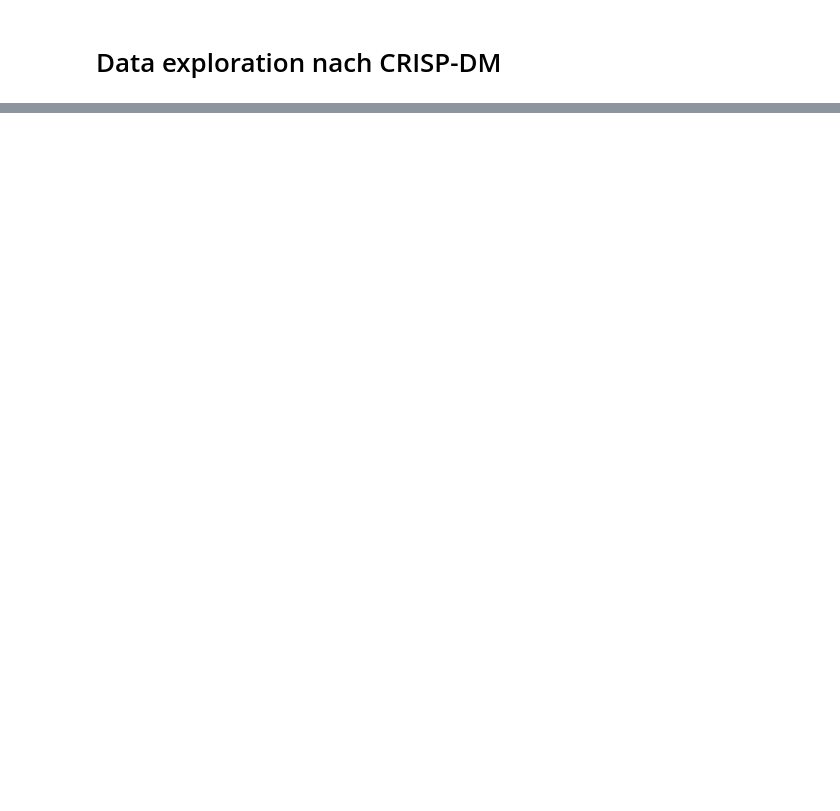
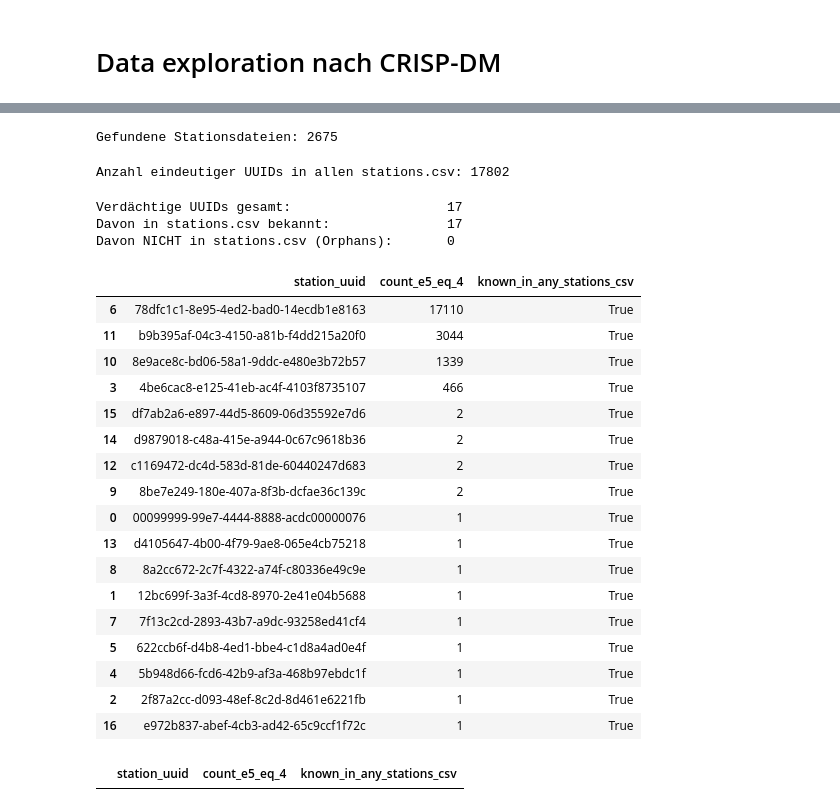
Before and after one commit to jawasch/SpritpreisAnalyse_HSAA_PredAnal, a Jupyter notebook: notebooks/data-exploration.ipynb, the cells around one changed output, grey strips where cells are left out. Saved outputs shown, nothing was run; the diff lists cells and outputs as text; code cells hidden in the pictures; blank space fills up the shorter version.

```diff
--- a/notebooks/data-exploration.ipynb
+++ b/notebooks/data-exploration.ipynb
@@ -98,0 +343,70 @@ dtype: object
+# %%
+# Liste aller stations UUIDs
+
+stations_path = Path("~/PredAna_Python/tankerkoenig-data-working/stations/").expanduser()
+station_files = list(stations_path.rglob("*.csv"))
+
+print(f"Gefundene Stationsdateien: {len(station_files)}")
+
+def read_station_uuids(filepath):
+    df = pd.read_csv(
+        filepath,
+        usecols=["uuid"],
+        dtype={"uuid": "string"}
+    )
+    return set(df["uuid"].dropna().unique())
+
+known_station_ids = set()
+
+with ThreadPoolExecutor(max_workers=8) as executor:
+    for uuid_set in tqdm(
+        executor.map(read_station_uuids, station_files),
+        total=len(station_files),
+        desc="Lese Stations-UUIDs"
+    ):
+        known_station_ids.update(uuid_set)
+
+print(f"Anzahl eindeutiger UUIDs in allen stations.csv: {len(known_station_ids)}")
+# %% [output]
+Gefundene Stationsdateien: 2675
+Anzahl eindeutiger UUIDs in allen stations.csv: 17802
+# %%
+# 3) Vergleich
+suspect_df["known_in_any_stations_csv"] = suspect_df["station_uuid"].isin(known_station_ids)
+
+# 4) Orphans isolieren
+orphan_df = suspect_df.loc[~suspect_df["known_in_any_stations_csv"]].copy()
+
+print(f"Verdächtige UUIDs gesamt:                    {len(suspect_df)}")
+print(f"Davon in stations.csv bekannt:               {suspect_df['known_in_any_stations_csv'].sum()}")
+print(f"Davon NICHT in stations.csv (Orphans):       {len(orphan_df)}")
+
+display(suspect_df)
+display(orphan_df)
+
+# 5) Export
+suspect_df.to_csv("e5_4_station_uuid_check.csv", index=False)
+orphan_df.to_csv("e5_4_station_uuid_orphans.csv", index=False)
+# %% [output]
+Verdächtige UUIDs gesamt:                    17
+Davon in stations.csv bekannt:               17
+Davon NICHT in stations.csv (Orphans):       0
+|  | station_uuid | count_e5_eq_4 | known_in_any_stations_csv |
+| 6 | 78dfc1c1-8e95-4ed2-bad0-14ecdb1e8163 | 17110 | True |
+| 11 | b9b395af-04c3-4150-a81b-f4dd215a20f0 | 3044 | True |
+| 10 | 8e9ace8c-bd06-58a1-9ddc-e480e3b72b57 | 1339 | True |
+| 3 | 4be6cac8-e125-41eb-ac4f-4103f8735107 | 466 | True |
+| 15 | df7ab2a6-e897-44d5-8609-06d35592e7d6 | 2 | True |
+| 14 | d9879018-c48a-415e-a944-0c67c9618b36 | 2 | True |
+| 12 | c1169472-dc4d-583d-81de-60440247d683 | 2 | True |
+| 9 | 8be7e249-180e-407a-8f3b-dcfae36c139c | 2 | True |
+| 0 | 00099999-99e7-4444-8888-acdc00000076 | 1 | True |
+| 13 | d4105647-4b00-4f79-9ae8-065e4cb75218 | 1 | True |
+| 8 | 8a2cc672-2c7f-4322-a74f-c80336e49c9e | 1 | True |
+| 1 | 12bc699f-3a3f-4cd8-8970-2e41e04b5688 | 1 | True |
+| 7 | 7f13c2cd-2893-43b7-a9dc-93258ed41cf4 | 1 | True |
+| 5 | 622ccb6f-d4b8-4ed1-bbe4-c1d8a4ad0e4f | 1 | True |
+| 4 | 5b948d66-fcd6-42b9-af3a-468b97ebdc1f | 1 | True |
+| 2 | 2f87a2cc-d093-48ef-8c2d-8d461e6221fb | 1 | True |
+| 16 | e972b837-abef-4cb3-ad42-65c9ccf1f72c | 1 | True |
+|  | station_uuid | count_e5_eq_4 | known_in_any_stations_csv |
```
Also changed, not shown: parts of 5 cells of this notebook, 3 other files.
